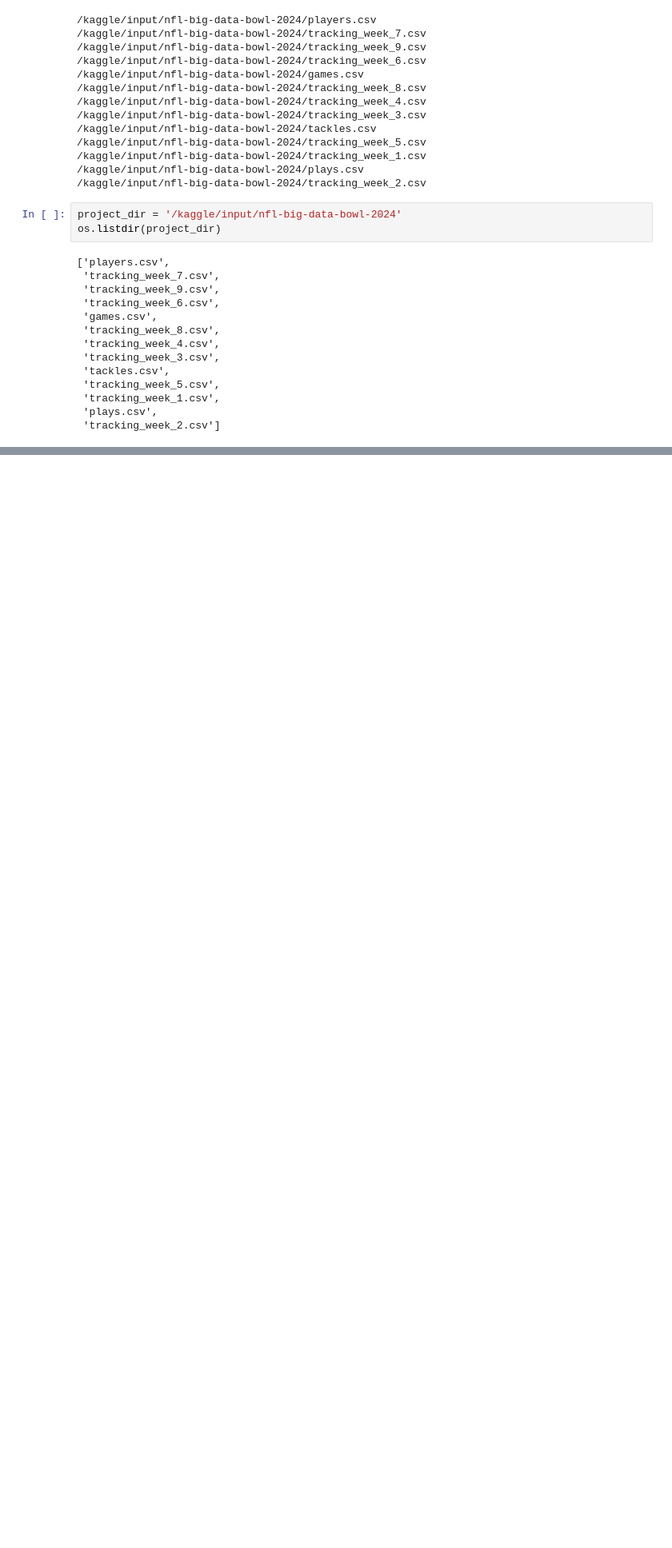
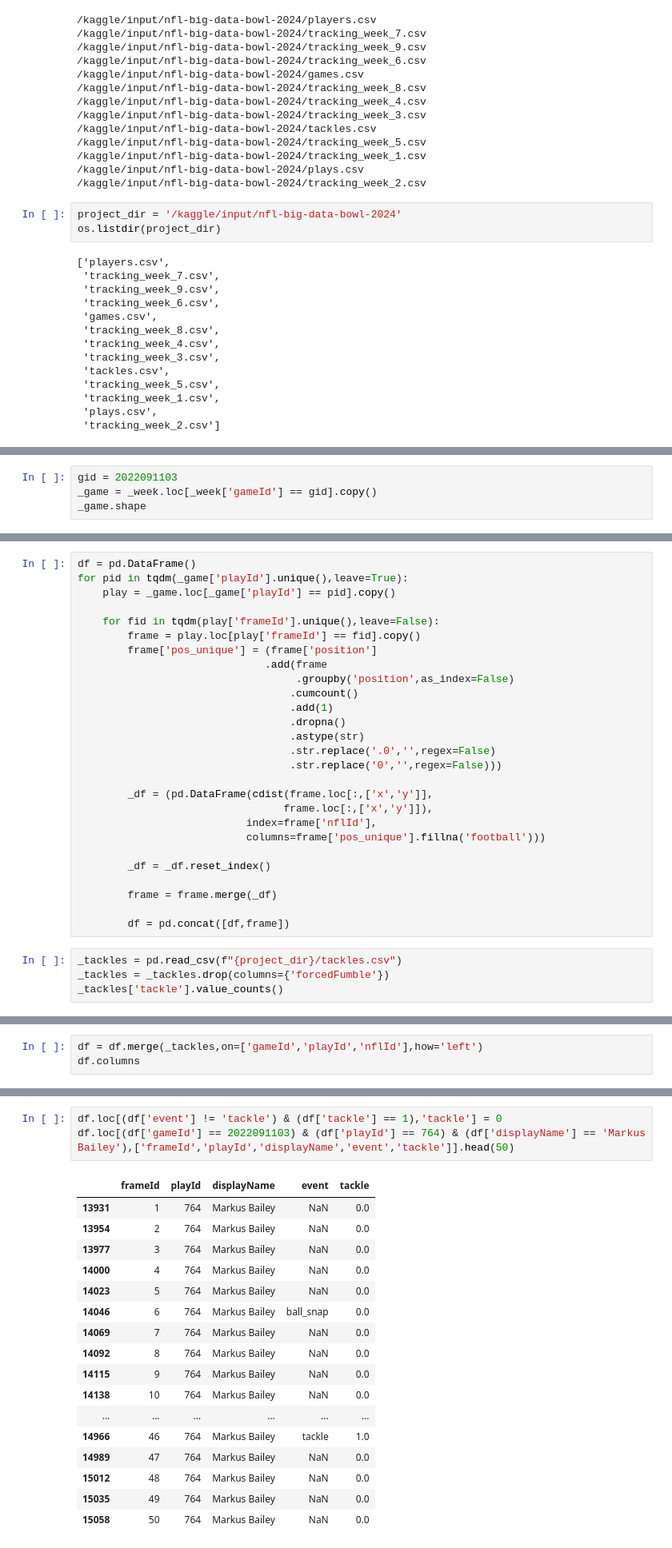
Before and after one commit to nacoker/NFL-big-data-bowl-2024, a Jupyter notebook: calculating-player-distances-and-assessing-tackles.ipynb, the cells around one changed output, grey strips where cells are left out. Shown at 80% size. Drawn from its saved outputs; the diff is of its cells as text; blank space fills up the shorter version.

```diff
--- a/calculating-player-distances-and-assessing-tackles.ipynb
+++ b/calculating-player-distances-and-assessing-tackles.ipynb
@@ -694,0 +65,4 @@ Index(['gameId', 'playId', 'nflId', 'displayName', 'frameId', 'playDirection',
+# %%
+gid = 2022091103
+_game = _week.loc[_week['gameId'] == gid].copy()
+_game.shape
@@ -694,0 +71,31 @@ Index(['gameId', 'playId', 'nflId', 'displayName', 'frameId', 'playDirection',
+# %%
+df = pd.DataFrame()
+for pid in tqdm(_game['playId'].unique(),leave=True):
+    play = _game.loc[_game['playId'] == pid].copy()
+
+    for fid in tqdm(play['frameId'].unique(),leave=False):
+        frame = play.loc[play['frameId'] == fid].copy()
+        frame['pos_unique'] = (frame['position']
+                              .add(frame
+                                   .groupby('position',as_index=False)
+                                  .cumcount()
+                                  .add(1)
+                                  .dropna()
+                                  .astype(str)
+                                  .str.replace('.0','',regex=False)
+                                  .str.replace('0','',regex=False)))
+
+        _df = (pd.DataFrame(cdist(frame.loc[:,['x','y']],
+                                 frame.loc[:,['x','y']]),
+                           index=frame['nflId'],
+                           columns=frame['pos_unique'].fillna('football')))
+
+        _df = _df.reset_index()
+
+        frame = frame.merge(_df)
+
+        df = pd.concat([df,frame])
+# %%
+_tackles = pd.read_csv(f"{project_dir}/tackles.csv")
+_tackles = _tackles.drop(columns={'forcedFumble'})
+_tackles['tackle'].value_counts()
@@ -694,0 +107,3 @@ Index(['gameId', 'playId', 'nflId', 'displayName', 'frameId', 'playDirection',
+# %%
+df = df.merge(_tackles,on=['gameId','playId','nflId'],how='left')
+df.columns
@@ -694,0 +119,21 @@ Index(['gameId', 'playId', 'nflId', 'displayName', 'frameId', 'playDirection',
+# %%
+df.loc[(df['event'] != 'tackle') & (df['tackle'] == 1),'tackle'] = 0
+df.loc[(df['gameId'] == 2022091103) & (df['playId'] == 764) & (df['displayName'] == 'Markus Bailey'),['frameId','playId','displayName','event','tackle']].head(50)
+# %% [output]
+|  | frameId | playId | displayName | event | tackle |
+| 13931 | 1 | 764 | Markus Bailey | NaN | 0.0 |
+| 13954 | 2 | 764 | Markus Bailey | NaN | 0.0 |
+| 13977 | 3 | 764 | Markus Bailey | NaN | 0.0 |
+| 14000 | 4 | 764 | Markus Bailey | NaN | 0.0 |
+| 14023 | 5 | 764 | Markus Bailey | NaN | 0.0 |
+| 14046 | 6 | 764 | Markus Bailey | ball_snap | 0.0 |
+| 14069 | 7 | 764 | Markus Bailey | NaN | 0.0 |
+| 14092 | 8 | 764 | Markus Bailey | NaN | 0.0 |
+| 14115 | 9 | 764 | Markus Bailey | NaN | 0.0 |
+| 14138 | 10 | 764 | Markus Bailey | NaN | 0.0 |
+| ... | ... | ... | ... | ... | ... |
+| 14966 | 46 | 764 | Markus Bailey | tackle | 1.0 |
+| 14989 | 47 | 764 | Markus Bailey | NaN | 0.0 |
+| 15012 | 48 | 764 | Markus Bailey | NaN | 0.0 |
+| 15035 | 49 | 764 | Markus Bailey | NaN | 0.0 |
+| 15058 | 50 | 764 | Markus Bailey | NaN | 0.0 |
```
Also changed, not shown: parts of 76 cells of this notebook.
